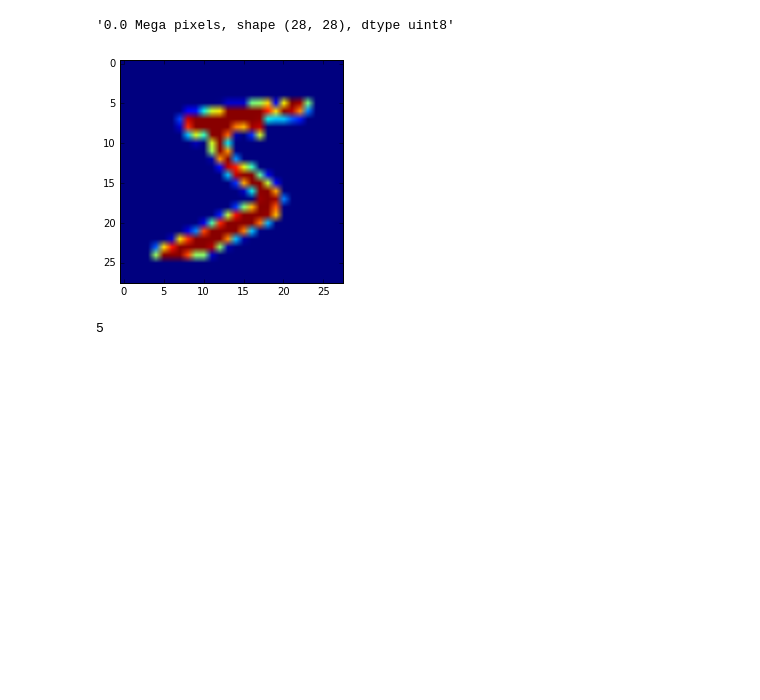
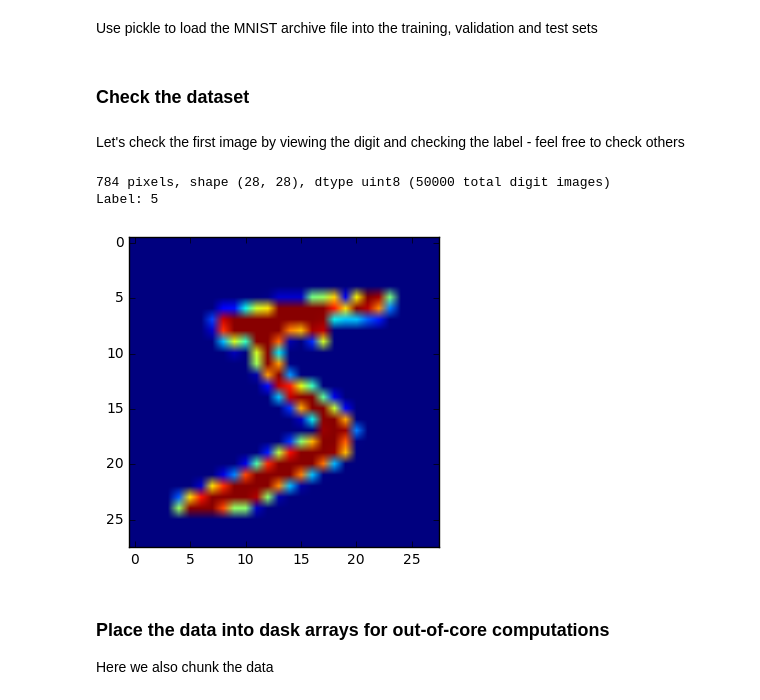
Before and after one commit to michhar/python-jupyter-notebooks, a Jupyter notebook: bigdata/dask-digit-classification.ipynb, the cells around one changed output. Cells and saved outputs as stored; diff of their text form; code cells hidden in the pictures; blank space fills up the shorter version.

Commit message:
complete classification analysis of digits code

```diff
--- a/bigdata/dask-digit-classification.ipynb
+++ b/bigdata/dask-digit-classification.ipynb
@@ -15 +35,3 @@ import pickle, gzip
+# %% [markdown]
+Use pickle to load the MNIST archive file into the training, validation and test sets
 # %%
@@ -16,16 +39,23 @@ import pickle, gzip
 with gzip.open('mnist.pkl.gz', 'rb') as f:
     train_set, valid_set, test_set = pickle.load(f, encoding='bytes')
+# %% [markdown]
+### Check the dataset
+# %% [markdown]
+Let's check the first image by viewing the digit and checking the label - feel free to check others
 # %%
-img = train_set[0][0].reshape(28, 28)
+digit_idx = 0 # change to check other digits
+
+img = train_set[0][digit_idx].reshape(28, 28)
 img = (img*255).astype(np.uint8) # image read as float32, image is 8 bit grayscale
 imshow(img)
 
-mp = str(img.shape[0] * img.shape[1] * 1e-6 // 1)
-'%s Mega pixels, shape %s, dtype %s' % (mp, img.shape, img.dtype)
+num_pix = str(img.shape[0] * img.shape[1])
+print('%s pixels, shape %s, dtype %s (%d total digit images)' % (num_pix, img.shape, img.dtype, len(train_set[0])))
+print('Label: %d' % train_set[1][digit_idx])
 # %% [output]
-'0.0 Mega pixels, shape (28, 28), dtype uint8'
+784 pixels, shape (28, 28), dtype uint8 (50000 total digit images)
+Label: 5
-[figure, old version]
+[figure, new version]
-# %%
-train_set[1][0]
-# %% [output]
-5
+# %% [markdown]
+### Place the data into dask arrays for out-of-core computations
+Here we also chunk the data
```
Also changed, not shown: parts of 14 cells of this notebook.
